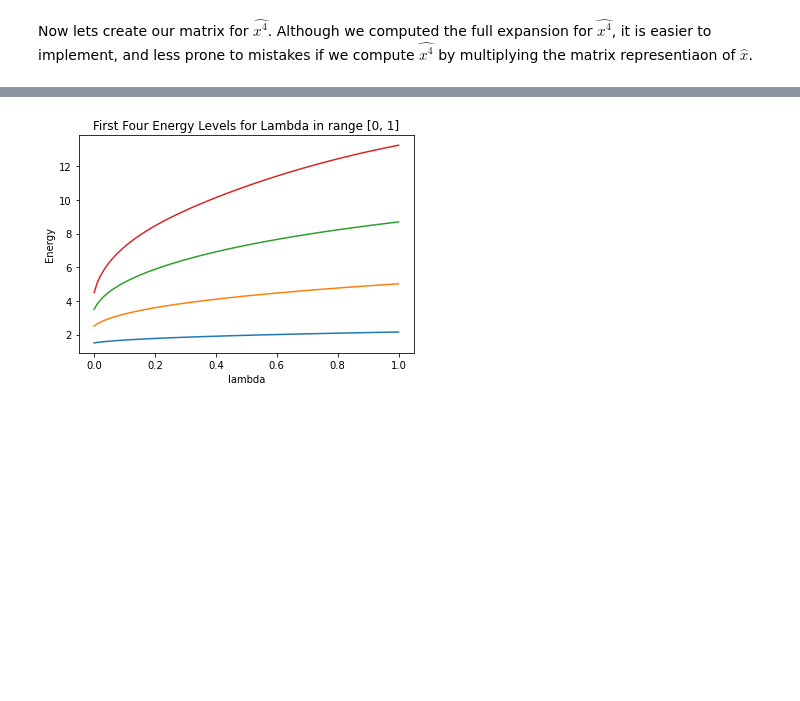
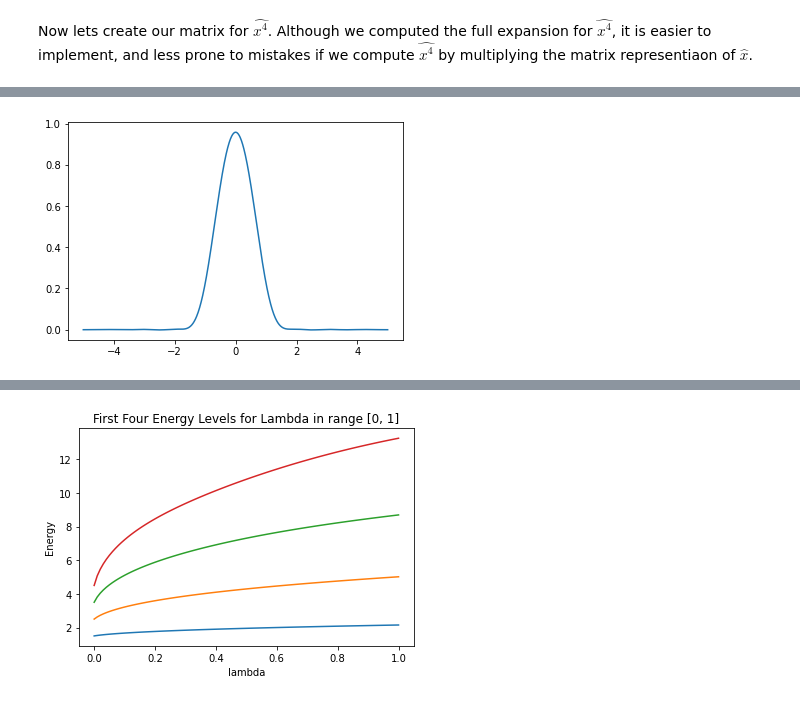
Before and after one commit to CzJLee/Physics-180N, a Jupyter notebook: Project 2/proj_2_EigenAnalysis.ipynb, the cells around one changed output, grey strips where cells are left out. Cells and saved outputs as stored; diff of their text form; code cells hidden in the pictures; blank space fills up the shorter version.

```diff
--- a/Project 2/proj_2_EigenAnalysis.ipynb
+++ b/Project 2/proj_2_EigenAnalysis.ipynb
@@ -127,0 +145,20 @@ x_4 = np.linalg.multi_dot([x, x, x, x])
+# %%
+# Add to make H(lambda) Matrix
+h_l = h + x_4
+
+# Diagonalize Hamiltonain Matrix
+w, v = hermitian_eigensystem(h_l)
+
+# Plot Wavefunction
+p = []
+
+# Plot from -5 to 5.
+x = np.arange(-5, 5, 0.01)
+for j, _ in enumerate(x):
+    # Use psi function to calculate value at a given point x.
+    p.append(psi(v.T[0], x[j]))
+
+plt.plot(x, p)
+plt.show()
+# %% [output]
+[figure, added]
```
Also changed, not shown: parts of 24 cells of this notebook.
